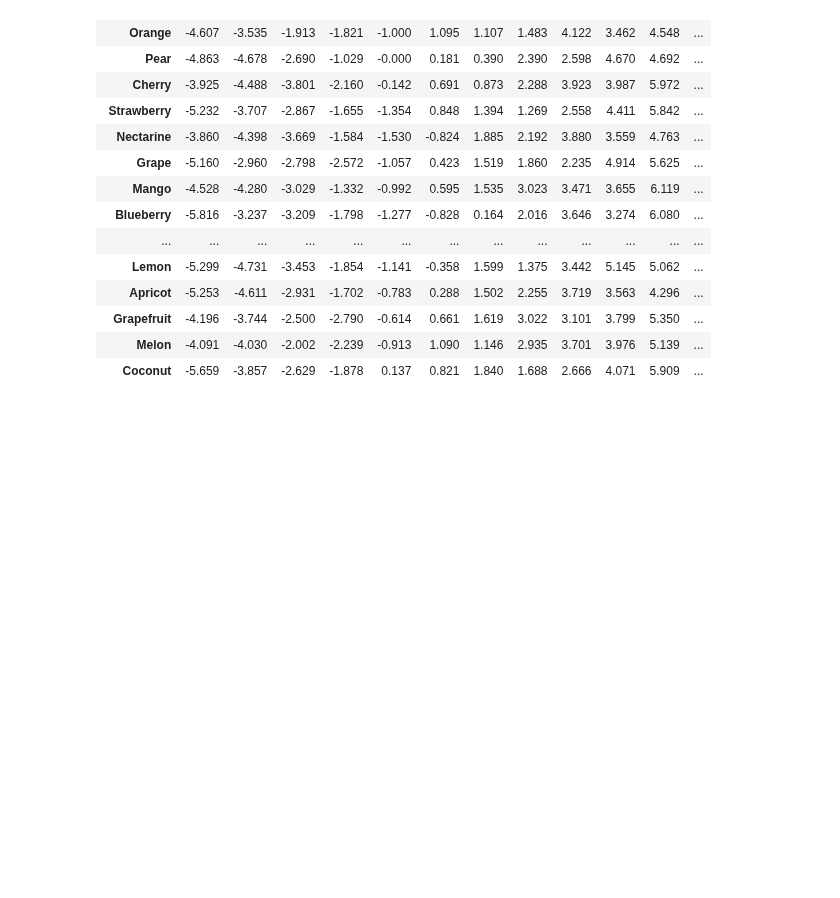
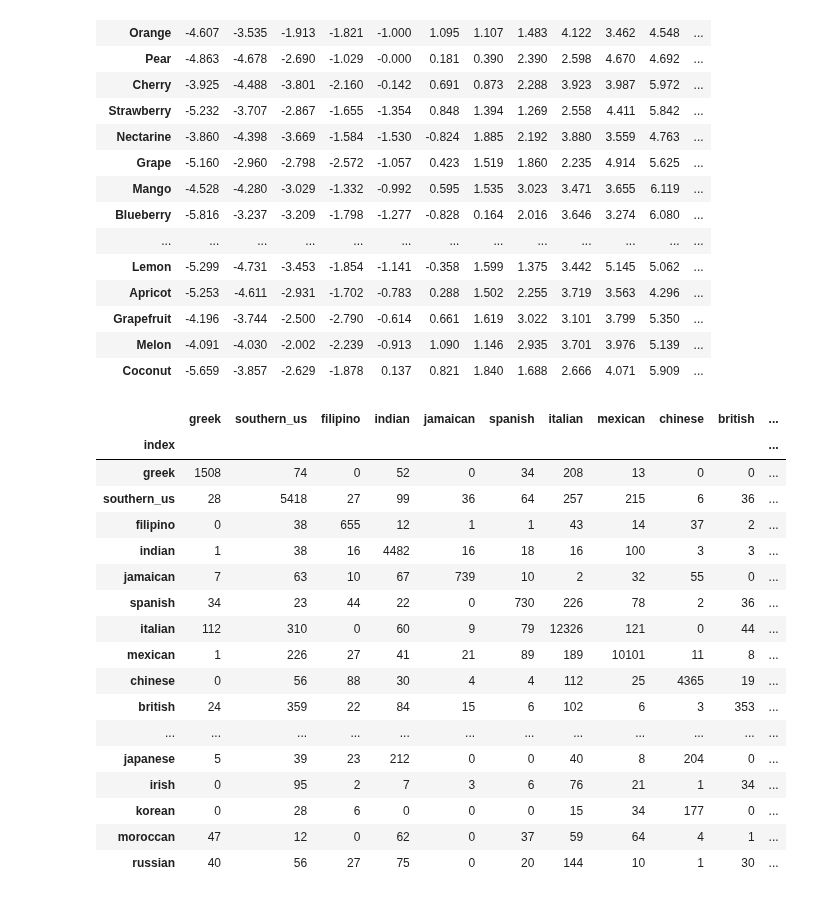
Before and after one commit to harveyhwm/pretty-pandas, a Jupyter notebook: main.ipynb, the cells around one changed output. Saved outputs shown, nothing was run; the diff lists cells and outputs as text; code cells hidden in the pictures; blank space fills up the shorter version.

```diff
--- a/main.ipynb
+++ b/main.ipynb
@@ -496,3 +511,26 @@ pretty_pandas(
 | Grapefruit | -4.196 | -3.744 | -2.500 | -2.790 | -0.614 | 0.661 | 1.619 | 3.022 | 3.101 | 3.799 | 5.350 | ... |
 | Melon | -4.091 | -4.030 | -2.002 | -2.239 | -0.913 | 1.090 | 1.146 | 2.935 | 3.701 | 3.976 | 5.139 | ... |
 | Coconut | -5.659 | -3.857 | -2.629 | -1.878 | 0.137 | 0.821 | 1.840 | 1.688 | 2.666 | 4.071 | 5.909 | ... |
+# %%
+conf_example = pd.read_csv('../kaggle-whats-cooking/data/conf.csv',sep=';').set_index('index')
+# %%
+conf_example
+# %% [output]
+|  | greek | southern_us | filipino | indian | jamaican | spanish | italian | mexican | chinese | british | ... |
+| index |  |  |  |  |  |  |  |  |  |  | ... |
+| greek | 1508 | 74 | 0 | 52 | 0 | 34 | 208 | 13 | 0 | 0 | ... |
+| southern_us | 28 | 5418 | 27 | 99 | 36 | 64 | 257 | 215 | 6 | 36 | ... |
+| filipino | 0 | 38 | 655 | 12 | 1 | 1 | 43 | 14 | 37 | 2 | ... |
+| indian | 1 | 38 | 16 | 4482 | 16 | 18 | 16 | 100 | 3 | 3 | ... |
+| jamaican | 7 | 63 | 10 | 67 | 739 | 10 | 2 | 32 | 55 | 0 | ... |
+| spanish | 34 | 23 | 44 | 22 | 0 | 730 | 226 | 78 | 2 | 36 | ... |
+| italian | 112 | 310 | 0 | 60 | 9 | 79 | 12326 | 121 | 0 | 44 | ... |
+| mexican | 1 | 226 | 27 | 41 | 21 | 89 | 189 | 10101 | 11 | 8 | ... |
+| chinese | 0 | 56 | 88 | 30 | 4 | 4 | 112 | 25 | 4365 | 19 | ... |
+| british | 24 | 359 | 22 | 84 | 15 | 6 | 102 | 6 | 3 | 353 | ... |
+| ... | ... | ... | ... | ... | ... | ... | ... | ... | ... | ... | ... |
+| japanese | 5 | 39 | 23 | 212 | 0 | 0 | 40 | 8 | 204 | 0 | ... |
+| irish | 0 | 95 | 2 | 7 | 3 | 6 | 76 | 21 | 1 | 34 | ... |
+| korean | 0 | 28 | 6 | 0 | 0 | 0 | 15 | 34 | 177 | 0 | ... |
+| moroccan | 47 | 12 | 0 | 62 | 0 | 37 | 59 | 64 | 4 | 1 | ... |
+| russian | 40 | 56 | 27 | 75 | 0 | 20 | 144 | 10 | 1 | 30 | ... |
```
Also changed, not shown: parts of 6 cells of this notebook, 1 other file.
